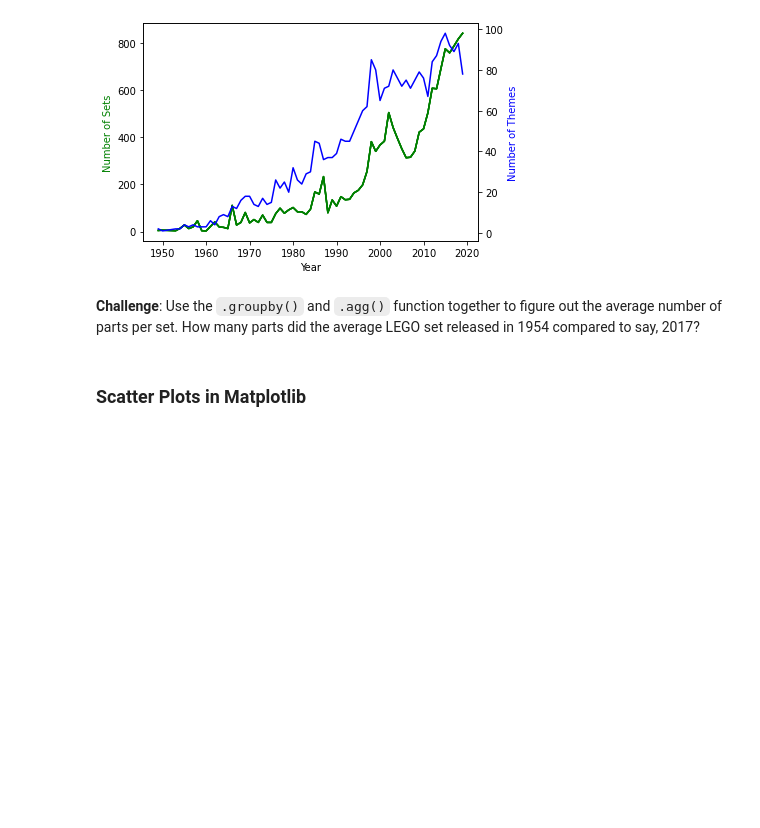
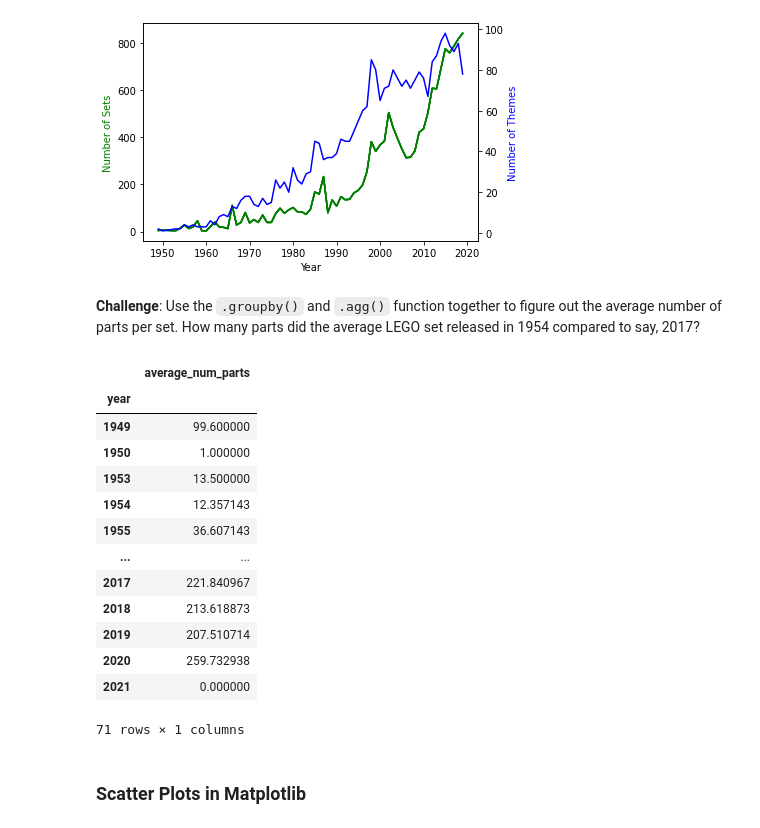
Before and after one commit to zoard-ehmann/100-days-of-python, a Jupyter notebook: Day73/LEGO_Analysis/Lego_Analysis.ipynb, the cells around one changed output. Drawn from its saved outputs; the diff is of its cells as text; code cells hidden in the pictures; blank space fills up the shorter version.

```diff
--- a/Day73/LEGO_Analysis/Lego_Analysis.ipynb
+++ b/Day73/LEGO_Analysis/Lego_Analysis.ipynb
@@ -237,3 +239,21 @@ Text(0, 0.5, 'Number of Themes')
+# %%
+parts_per_set.rename(columns={'num_parts': 'average_num_parts'}, inplace=True)
+parts_per_set
+# %% [output]
+|  | average_num_parts |
+| year |  |
+| 1949 | 99.600000 |
+| 1950 | 1.000000 |
+| 1953 | 13.500000 |
+| 1954 | 12.357143 |
+| 1955 | 36.607143 |
+| ... | ... |
+| 2017 | 221.840967 |
+| 2018 | 213.618873 |
+| 2019 | 207.510714 |
+| 2020 | 259.732938 |
+| 2021 | 0.000000 |
+71 rows × 1 columns
 # %% [markdown]
 ### Scatter Plots in Matplotlib
 # %% [markdown]
```
Also changed, not shown: parts of 2 cells of this notebook.
